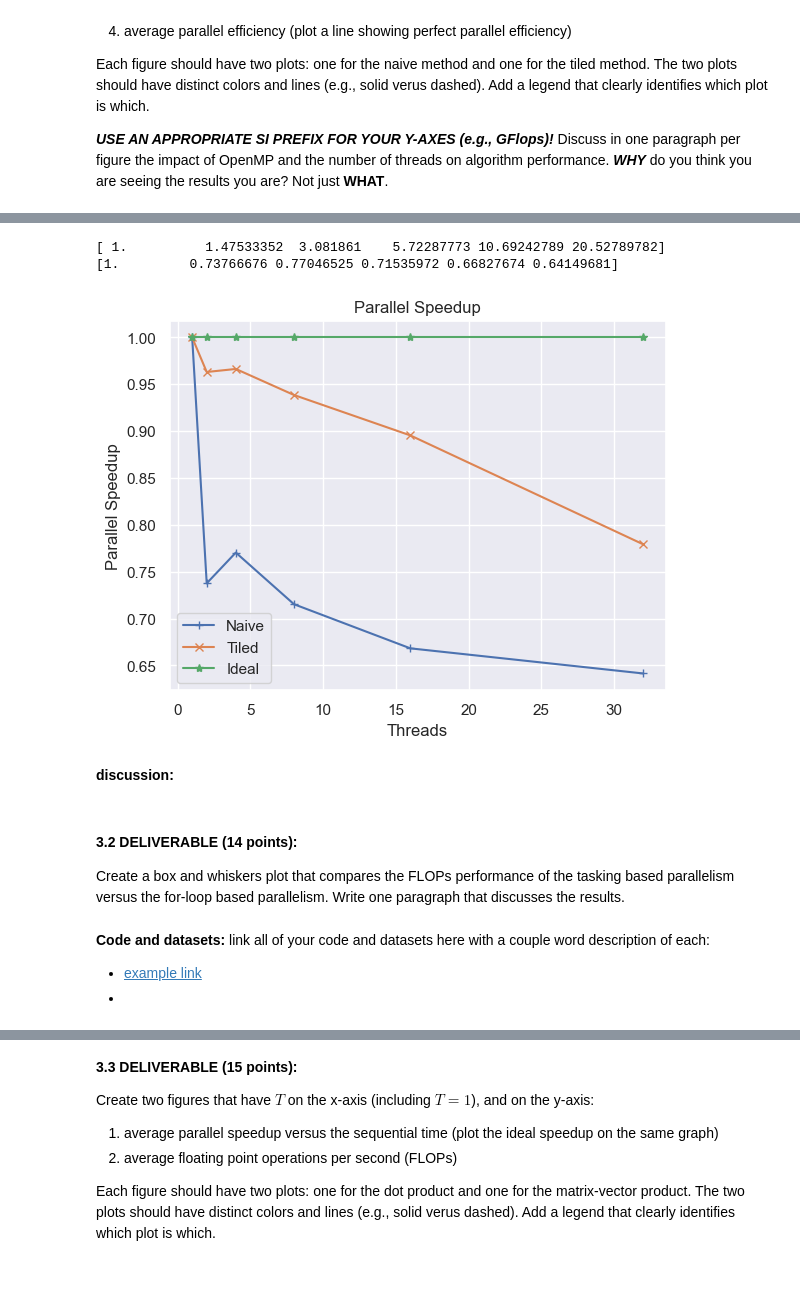
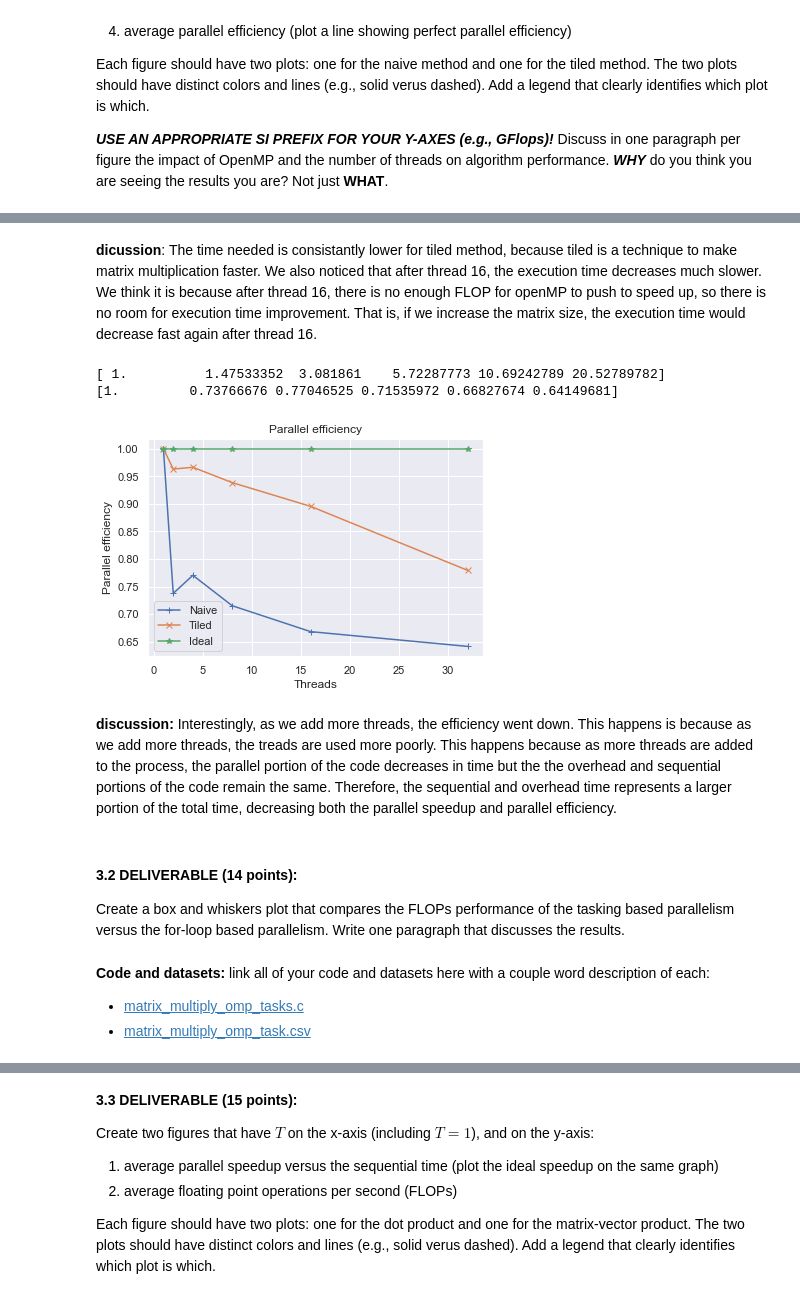
Before and after one commit to awwle6107/eecs569_assignment, a Jupyter notebook: hw2/hw02-submission-groupname.ipynb, the cells around one changed output, grey strips where cells are left out. Saved outputs shown, nothing was run; the diff lists cells and outputs as text; code cells hidden in the pictures.

```diff
--- a/hw2/hw02-submission-groupname.ipynb
+++ b/hw2/hw02-submission-groupname.ipynb
@@ -322,3 +336,6 @@ plt.show()
+# %% [markdown]
+**dicussion**:
+The time needed is consistantly lower for tiled method, because tiled is a technique to make matrix multiplication faster. We also noticed that after thread 16, the execution time decreases much slower. We think it is because after thread 16, there is no enough FLOP for openMP to push to speed up, so there is no room for execution time improvement. That is,  if we increase the matrix size, the execution time would decrease fast again after thread 16.
 # %%
 # plot number of threads versus parallel efficiency for naive/tiled
 
@@ -338,45 +355,47 @@ groups_tiled = dataFrame_tiled.groupby('T',as_index=False)['s']
 averages = groups.mean()
 averages_tiled = groups_tiled.mean()
 #print(averages)
 
 sequential_time = np.array(averages["s"].tolist()[0:1])
 parallel_times = np.array(averages["s"].tolist()[0:6])
 sequential_time_tiled = np.array(averages_tiled["s"].tolist()[0:1])
 parallel_times_tiled = np.array(averages_tiled["s"].tolist()[0:6])
 
 parallel_speedup_naive = sequential_time/parallel_times
 parallel_speedup_tiled = sequential_time_tiled/parallel_times_tiled
 threads = [1, 2, 4, 8, 16, 32]
 ideal = [1,1,1,1,1,1]
 
 parallel_efficiency_naive = parallel_speedup_naive/threads
 parallel_efficiency_tiled = parallel_speedup_tiled/threads
 
 print(parallel_speedup_naive)
 print(parallel_efficiency_naive)
 
 #plot
 plt.plot(threads,parallel_efficiency_naive, marker='+', label = "Naive")
 plt.plot(threads,parallel_efficiency_tiled, marker='x', label = "Tiled")
 plt.plot(threads,ideal, marker='*', label = "Ideal")
 plt.xlabel('Threads')
-plt.ylabel('Parallel Speedup')
+plt.ylabel('Parallel efficiency')
 plt.legend()
-plt.title("Parallel Speedup")
+plt.title("Parallel efficiency")
 plt.show()
 # %% [output]
 [ 1.          1.47533352  3.081861    5.72287773 10.69242789 20.52789782]
 [1.         0.73766676 0.77046525 0.71535972 0.66827674 0.64149681]
-[figure, old version]
+[figure, new version]
 # %% [markdown]
 **discussion:**
+Interestingly, as we add more threads, the efficiency went down. This happens is because as we add more threads, the treads are used more poorly. This happens because as more threads are added to the process, the parallel portion of the code decreases in time but the the overhead and sequential portions of the code remain the same. Therefore, the sequential and overhead time represents a larger portion of the total time, decreasing both the parallel speedup and parallel efficiency.
 # %% [markdown]
 #### 3.2 DELIVERABLE (14 points):
 Create a box and whiskers plot that compares the FLOPs performance of the tasking based parallelism versus the for-loop based parallelism. Write one paragraph that discusses the results.
 # %% [markdown]
 **Code and datasets:** link all of your code and datasets here with a couple word description of each:
-* [example link](matrix_multiply_serial_naive.c)
-*
+
+* [matrix_multiply_omp_tasks.c](matrix_multiply_omp_tasks.c)
+* [matrix_multiply_omp_task.csv](matrix_multiply_omp_task_new.csv)
 # %%
 # plot box-whiskers comparing FLOPs of tasks versus loops
 
```
Also changed, not shown: parts of 24 cells of this notebook.
